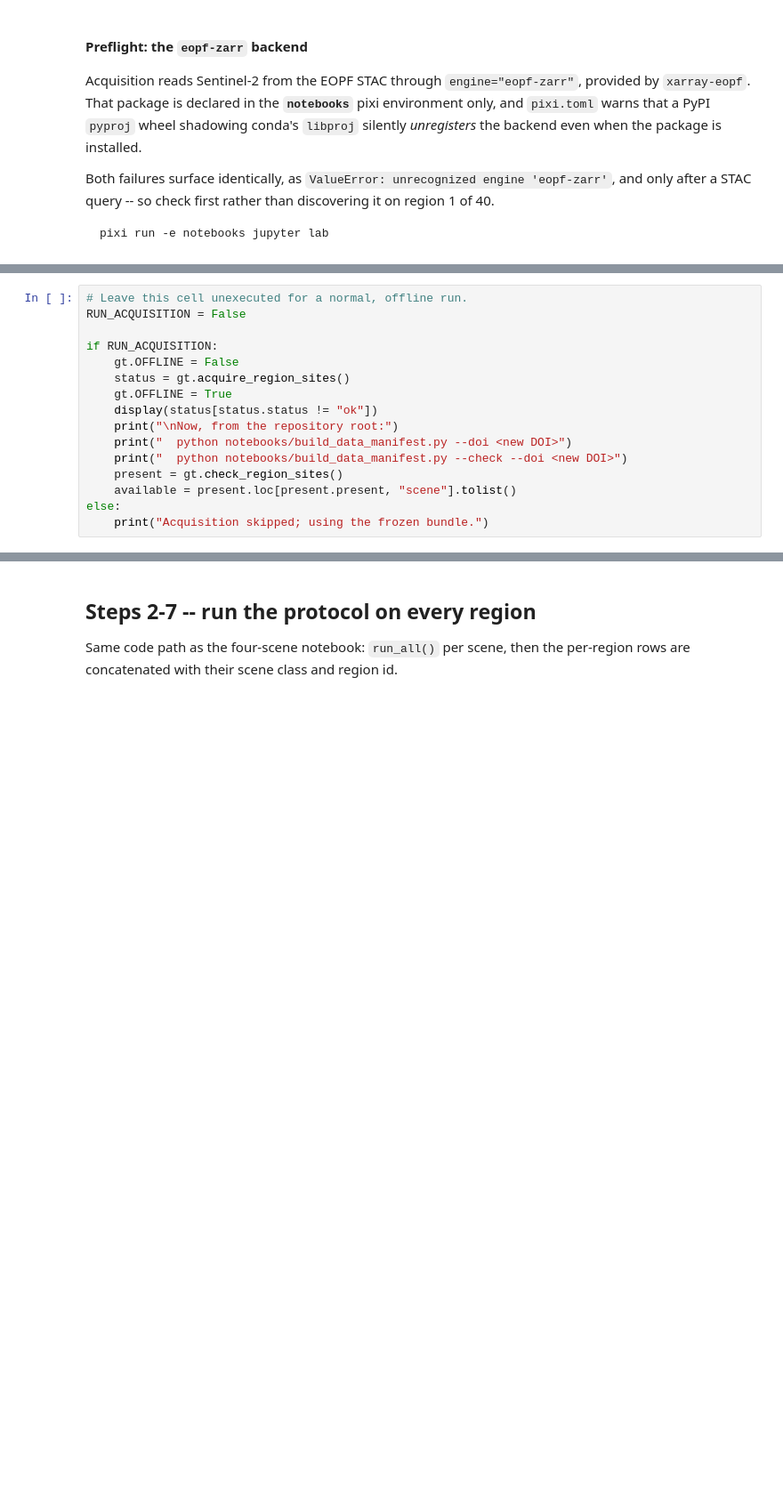
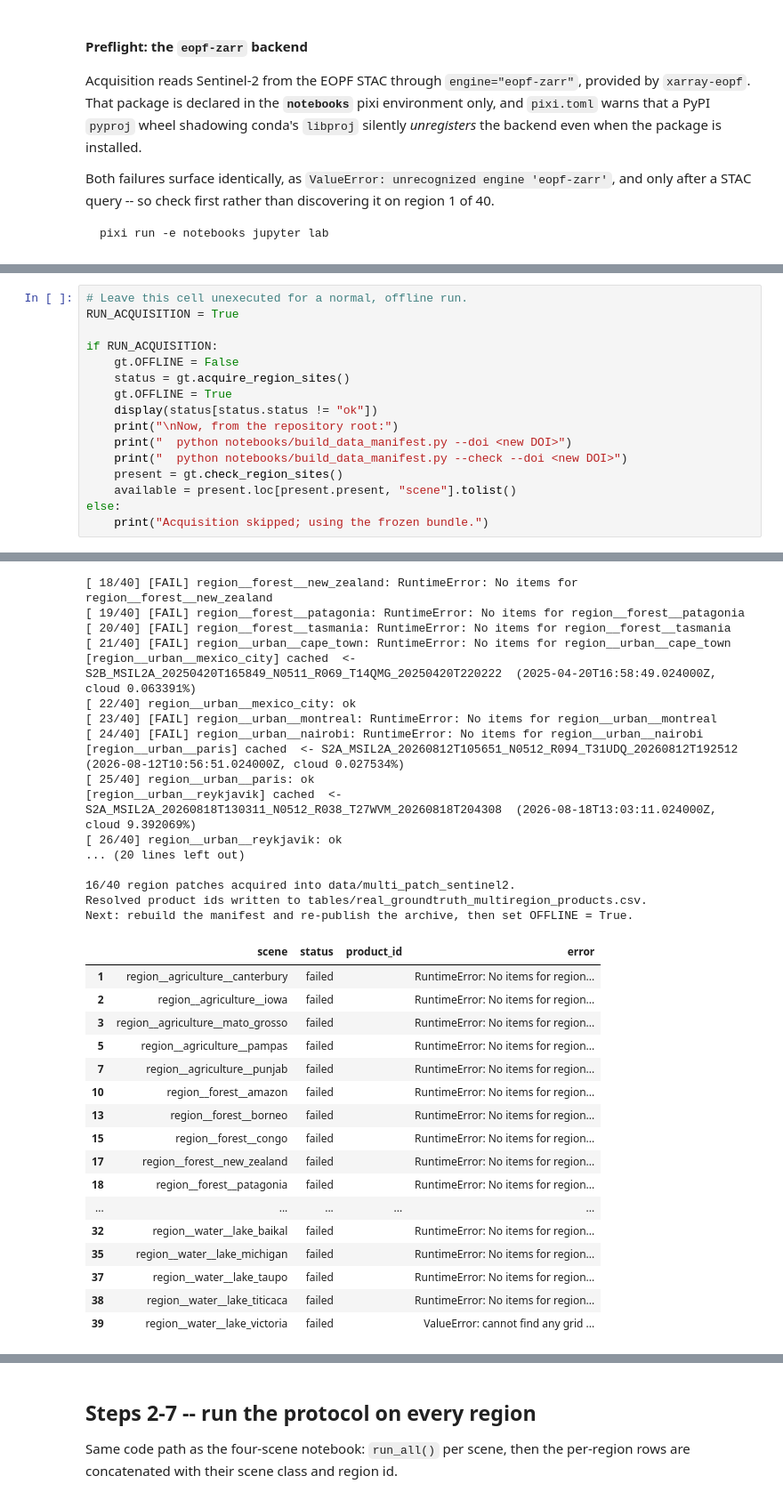
Before and after one commit to GRID4EARTH/healpix-resample, a Jupyter notebook: notebooks/real_groundtruth_multiregion.ipynb, the cells around one changed output, grey strips where cells are left out. Shown at 89% size. Cells and saved outputs as stored; diff of their text form; blank space fills up the shorter version.

Commit message:
run get patchs

```diff
--- a/notebooks/real_groundtruth_multiregion.ipynb
+++ b/notebooks/real_groundtruth_multiregion.ipynb
@@ -126,6 +166,6 @@ gt.check_eopf_engine()
 # %%
 # Leave this cell unexecuted for a normal, offline run.
-RUN_ACQUISITION = False
+RUN_ACQUISITION = True
 
 if RUN_ACQUISITION:
     gt.OFFLINE = False
@@ -139,3 +179,4 @@ if RUN_ACQUISITION:
     available = present.loc[present.present, "scene"].tolist()
 else:
     print("Acquisition skipped; using the frozen bundle.")
+# %% [output]
@@ -141,0 +211,34 @@ else:
+[ 18/40] [FAIL] region__forest__new_zealand: RuntimeError: No items for region__forest__new_zealand
+[ 19/40] [FAIL] region__forest__patagonia: RuntimeError: No items for region__forest__patagonia
+[ 20/40] [FAIL] region__forest__tasmania: RuntimeError: No items for region__forest__tasmania
+[ 21/40] [FAIL] region__urban__cape_town: RuntimeError: No items for region__urban__cape_town
+[region__urban__mexico_city] cached  <- S2B_MSIL2A_20250420T165849_N0511_R069_T14QMG_20250420T220222  (2025-04-20T16:58:49.024000Z, cloud 0.063391%)
+[ 22/40] region__urban__mexico_city: ok
+[ 23/40] [FAIL] region__urban__montreal: RuntimeError: No items for region__urban__montreal
+[ 24/40] [FAIL] region__urban__nairobi: RuntimeError: No items for region__urban__nairobi
+[region__urban__paris] cached  <- S2A_MSIL2A_20260812T105651_N0512_R094_T31UDQ_20260812T192512  (2026-08-12T10:56:51.024000Z, cloud 0.027534%)
+[ 25/40] region__urban__paris: ok
+[region__urban__reykjavik] cached  <- S2A_MSIL2A_20260818T130311_N0512_R038_T27WVM_20260818T204308  (2026-08-18T13:03:11.024000Z, cloud 9.392069%)
+[ 26/40] region__urban__reykjavik: ok
+... (20 lines left out)
+
+16/40 region patches acquired into data/multi_patch_sentinel2.
+Resolved product ids written to tables/real_groundtruth_multiregion_products.csv.
+Next: rebuild the manifest and re-publish the archive, then set OFFLINE = True.
+|  | scene | status | product_id | error |
+| 1 | region__agriculture__canterbury | failed |  | RuntimeError: No items for region... |
+| 2 | region__agriculture__iowa | failed |  | RuntimeError: No items for region... |
+| 3 | region__agriculture__mato_grosso | failed |  | RuntimeError: No items for region... |
+| 5 | region__agriculture__pampas | failed |  | RuntimeError: No items for region... |
+| 7 | region__agriculture__punjab | failed |  | RuntimeError: No items for region... |
+| 10 | region__forest__amazon | failed |  | RuntimeError: No items for region... |
+| 13 | region__forest__borneo | failed |  | RuntimeError: No items for region... |
+| 15 | region__forest__congo | failed |  | RuntimeError: No items for region... |
+| 17 | region__forest__new_zealand | failed |  | RuntimeError: No items for region... |
+| 18 | region__forest__patagonia | failed |  | RuntimeError: No items for region... |
+| ... | ... | ... | ... | ... |
+| 32 | region__water__lake_baikal | failed |  | RuntimeError: No items for region... |
+| 35 | region__water__lake_michigan | failed |  | RuntimeError: No items for region... |
+| 37 | region__water__lake_taupo | failed |  | RuntimeError: No items for region... |
+| 38 | region__water__lake_titicaca | failed |  | RuntimeError: No items for region... |
+| 39 | region__water__lake_victoria | failed |  | ValueError: cannot find any grid ... |
```
Also changed, not shown: parts of 13 cells of this notebook, 8 other files.
